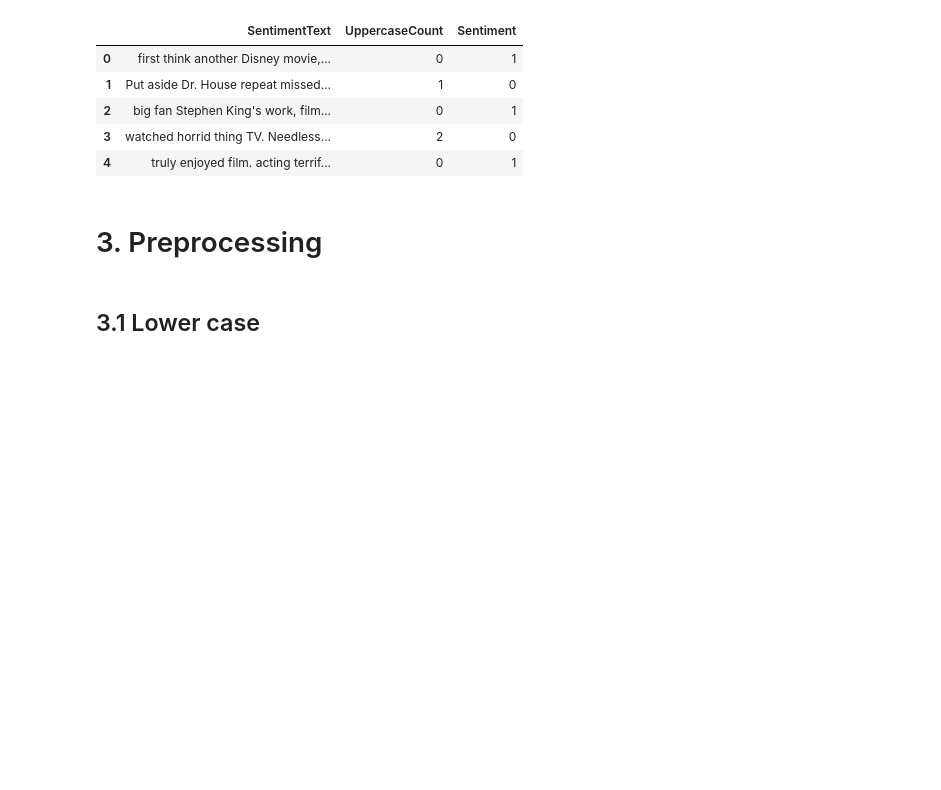
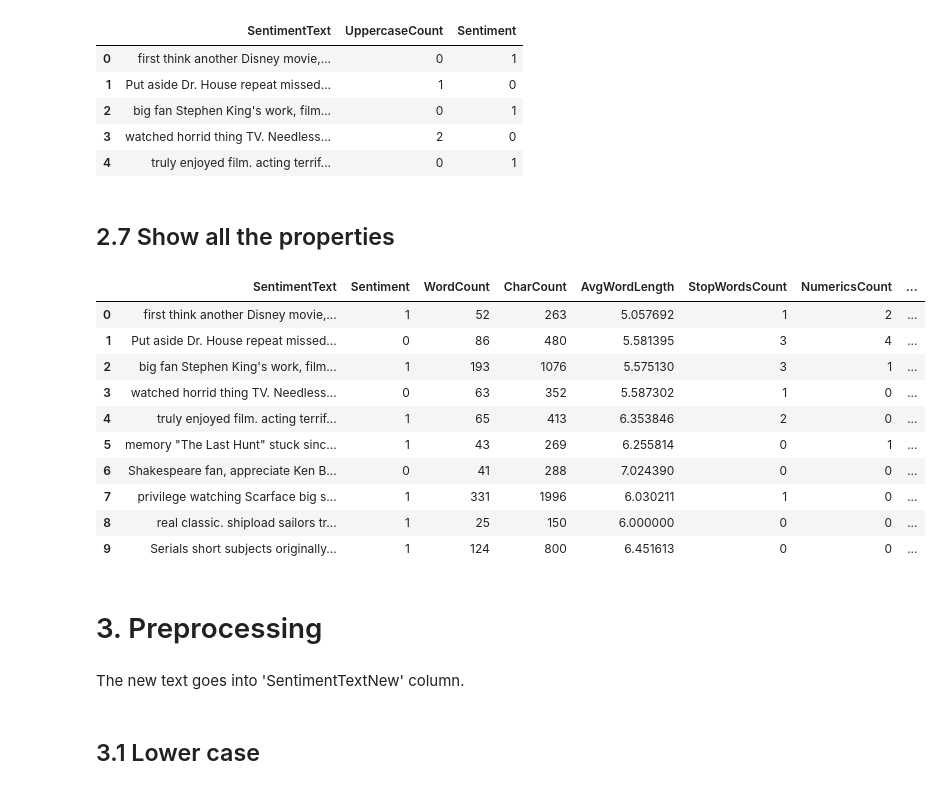
Before and after one commit to Mjauu/text-mining, a Jupyter notebook: sentiment-analysis.ipynb, the cells around one changed output. Cells and saved outputs as stored; diff of their text form; code cells hidden in the pictures; blank space fills up the shorter version.

Commit message:
Update read data and preprocessing sections.

```diff
--- a/sentiment-analysis.ipynb
+++ b/sentiment-analysis.ipynb
@@ -125,0 +151,3 @@ data[['SentimentText','WordCount','Sentiment']].head()
+# %%
+data.sort_values(by=['WordCount'], inplace=True)
+data[['SentimentText','WordCount']].head()
@@ -125,0 +163,2 @@ data[['SentimentText','WordCount','Sentiment']].head()
+# %%
+data = data.drop(data['WordCount'].idxmin())
@@ -126,3 +167,5 @@ data[['SentimentText','WordCount','Sentiment']].head()
+# %%
+data.sort_index(inplace=True)
 # %% [markdown]
 ## 2.2 Number of characters
 First remove all whitespaces, then calculate number of remaining characters.
@@ -200,8 +243,26 @@ data[['SentimentText','UppercaseCount','Sentiment']].head()
 | 2 | big fan Stephen King's work, film... | 0 | 1 |
 | 3 | watched horrid thing TV. Needless... | 2 | 0 |
 | 4 | truly enjoyed film. acting terrif... | 0 | 1 |
+# %% [markdown]
+## 2.7 Show all the properties
+# %%
+data.head(10)
+# %% [output]
+|  | SentimentText | Sentiment | WordCount | CharCount | AvgWordLength | StopWordsCount | NumericsCount | ... |
+| 0 | first think another Disney movie,... | 1 | 52 | 263 | 5.057692 | 1 | 2 | ... |
+| 1 | Put aside Dr. House repeat missed... | 0 | 86 | 480 | 5.581395 | 3 | 4 | ... |
+| 2 | big fan Stephen King's work, film... | 1 | 193 | 1076 | 5.575130 | 3 | 1 | ... |
+| 3 | watched horrid thing TV. Needless... | 0 | 63 | 352 | 5.587302 | 1 | 0 | ... |
+| 4 | truly enjoyed film. acting terrif... | 1 | 65 | 413 | 6.353846 | 2 | 0 | ... |
+| 5 | memory "The Last Hunt" stuck sinc... | 1 | 43 | 269 | 6.255814 | 0 | 1 | ... |
+| 6 | Shakespeare fan, appreciate Ken B... | 0 | 41 | 288 | 7.024390 | 0 | 0 | ... |
+| 7 | privilege watching Scarface big s... | 1 | 331 | 1996 | 6.030211 | 1 | 0 | ... |
+| 8 | real classic. shipload sailors tr... | 1 | 25 | 150 | 6.000000 | 0 | 0 | ... |
+| 9 | Serials short subjects originally... | 1 | 124 | 800 | 6.451613 | 0 | 0 | ... |
 # %% [markdown]
 # 3. Preprocessing
+# %% [markdown]
+The new text goes into 'SentimentTextNew' column.
 # %% [markdown]
 ## 3.1 Lower case
 # %%
```
Also changed, not shown: parts of 44 cells of this notebook.
